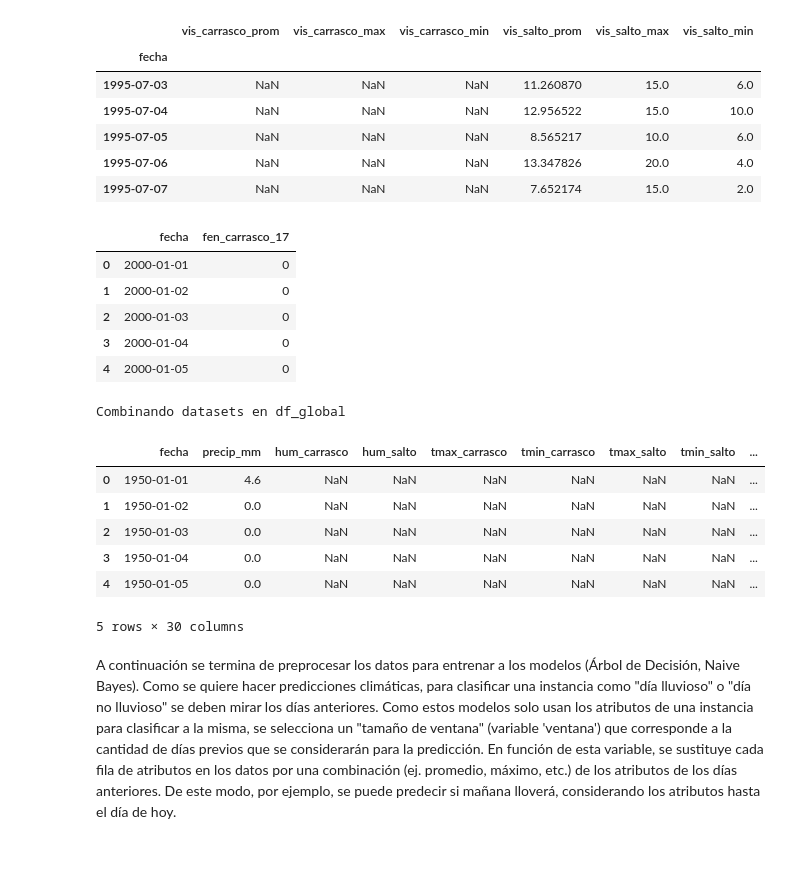
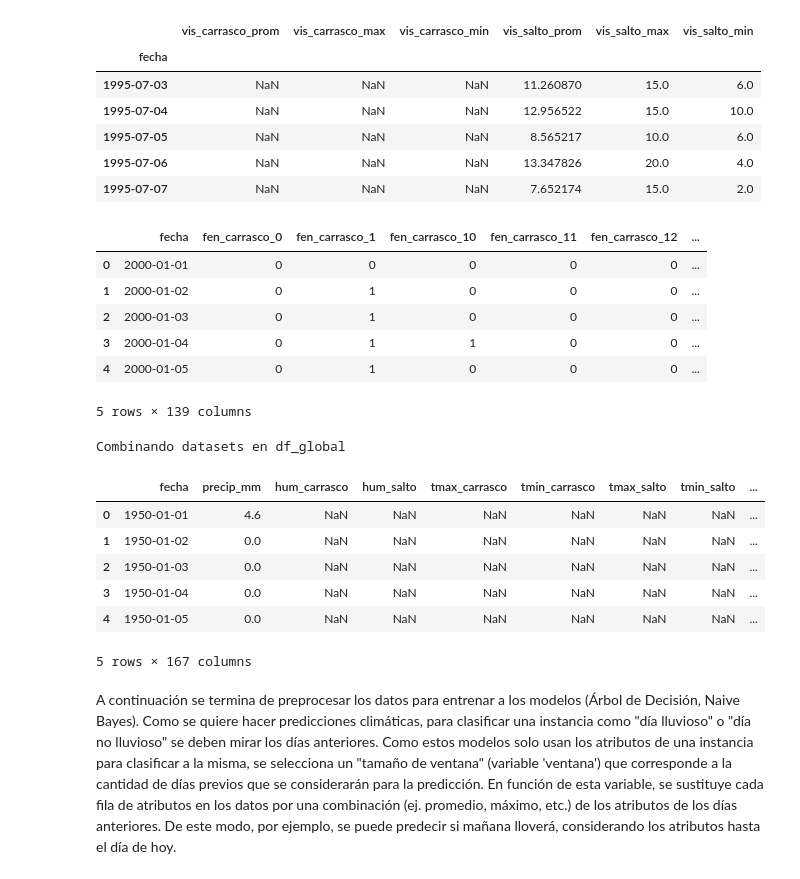
Before and after one commit to Ezequiel-Capo/MachineLearningLab, a Jupyter notebook: LAB1/Script/preprocesamiento.ipynb, the cells around one changed output. Saved outputs shown, nothing was run; the diff lists cells and outputs as text; code cells hidden in the pictures.

```diff
--- a/LAB1/Script/preprocesamiento.ipynb
+++ b/LAB1/Script/preprocesamiento.ipynb
@@ -258,40 +258,41 @@ df_vis.head()
 
 df_fen = dataframes["Fenomenos"]
 
 df_fen = df_fen.rename(columns={
     "Fecha/hora": "fecha",
     "FenomenosCarrasco ": "fen_carrasco",
     "FenomenosSalto ": "fen_salto"
 })
 df_fen = df_fen.drop(columns=["Unnamed: 3", "Unnamed: 4"], axis=1)
 
 df_fen["fecha"] = df_fen["fecha"].astype(str).str.split(" ").str[0]
 df_fen["fecha"] = pd.to_datetime(df_fen["fecha"], dayfirst=True, errors="coerce")
 
 df_carr = df_fen[["fecha", "fen_carrasco"]].copy()
 df_carr["fen_carrasco"] = df_carr["fen_carrasco"].fillna(0).astype(int).astype(str)  # 0 = sin fenómeno
 df_carr = pd.get_dummies(df_carr, columns=["fen_carrasco"])
 
 df_salto = df_fen[["fecha", "fen_salto"]].copy()
 df_salto["fen_salto"] = df_salto["fen_salto"].fillna(0).astype(int).astype(str)
 df_salto = pd.get_dummies(df_salto, columns=["fen_salto"])
 
 df_carr_daily = df_carr.groupby("fecha").sum().clip(upper=1).reset_index()
 df_salto_daily = df_salto.groupby("fecha").sum().clip(upper=1).reset_index()
 
 df_fen = pd.merge(df_carr_daily, df_salto_daily, on="fecha", how="outer")
 
 # De todo el dataframe final solo dejamos fecha y la columna de interés
-df_fen = df_fen[["fecha", "fen_carrasco_17"]]
+#df_fen = df_fen[["fecha", "fen_carrasco_17"]]
 
 df_fen.head()
 # %% [output]
-|  | fecha | fen_carrasco_17 |
-| 0 | 2000-01-01 | 0 |
-| 1 | 2000-01-02 | 0 |
-| 2 | 2000-01-03 | 0 |
-| 3 | 2000-01-04 | 0 |
-| 4 | 2000-01-05 | 0 |
+|  | fecha | fen_carrasco_0 | fen_carrasco_1 | fen_carrasco_10 | fen_carrasco_11 | fen_carrasco_12 | ... |
+| 0 | 2000-01-01 | 0 | 0 | 0 | 0 | 0 | ... |
+| 1 | 2000-01-02 | 0 | 1 | 0 | 0 | 0 | ... |
+| 2 | 2000-01-03 | 0 | 1 | 0 | 0 | 0 | ... |
+| 3 | 2000-01-04 | 0 | 1 | 1 | 0 | 0 | ... |
+| 4 | 2000-01-05 | 0 | 1 | 0 | 0 | 0 | ... |
+5 rows × 139 columns
 # %%
 # Merge de dataset procesados
 
@@ -325,7 +326,7 @@ Combinando datasets en df_global
 | 2 | 1950-01-03 | 0.0 | NaN | NaN | NaN | NaN | NaN | NaN | ... |
 | 3 | 1950-01-04 | 0.0 | NaN | NaN | NaN | NaN | NaN | NaN | ... |
 | 4 | 1950-01-05 | 0.0 | NaN | NaN | NaN | NaN | NaN | NaN | ... |
-5 rows × 30 columns
+5 rows × 167 columns
 # %%
 total_filas = len(df_global)
 conteo = df_global.notna().sum().reset_index()
```
Also changed, not shown: parts of 2 cells of this notebook, 22 other files.
